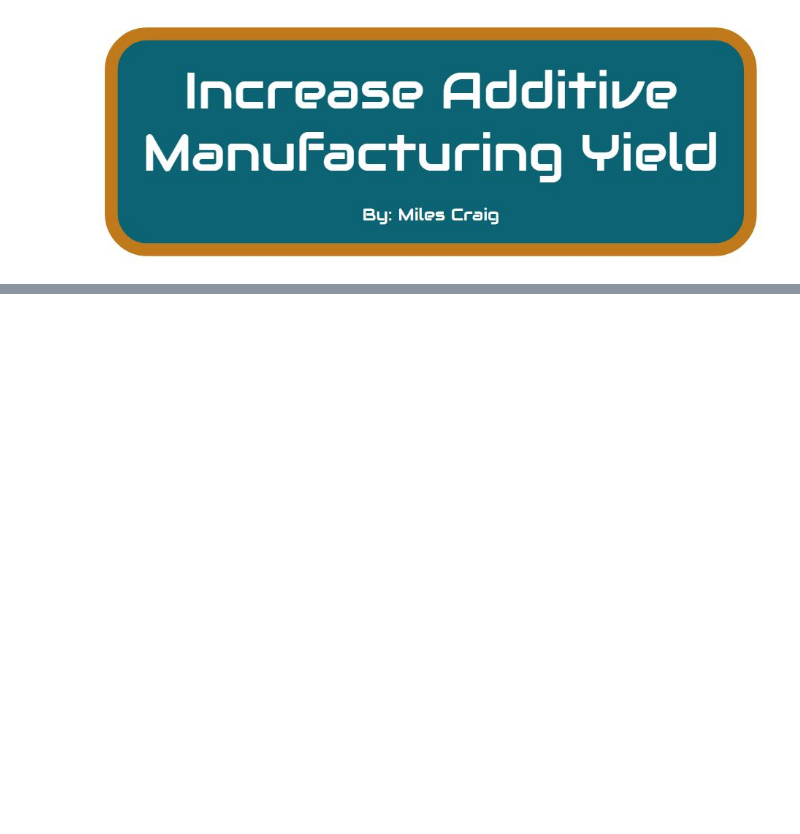
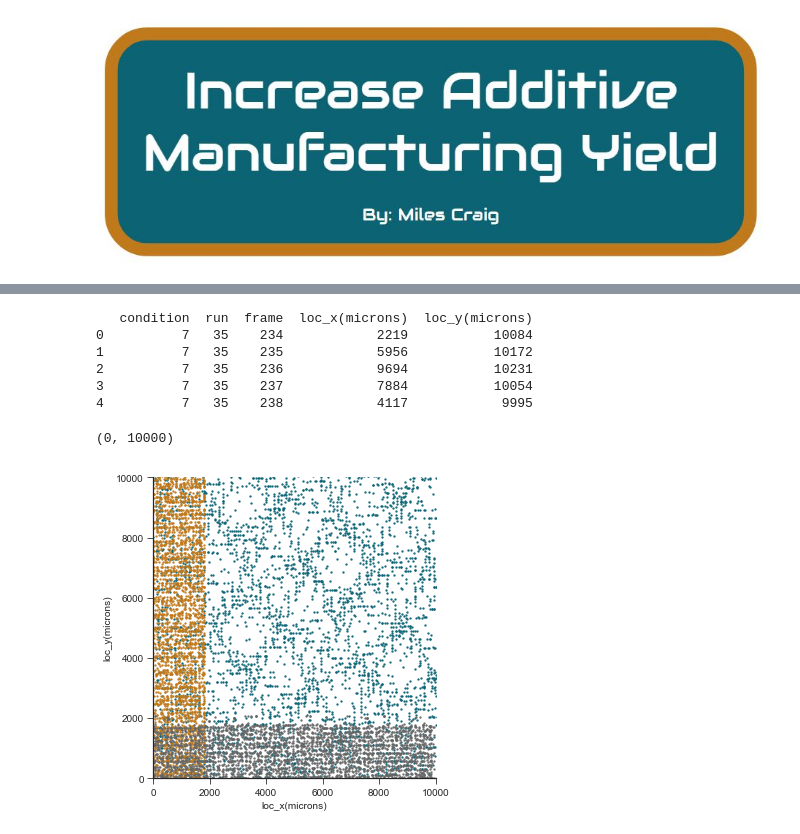
Before and after one commit to milesin3d/IncreaseAMYield, a Jupyter notebook: IncreaseAMYield.ipynb, the cells around one changed output, grey strips where cells are left out. Cells and saved outputs as stored; diff of their text form; code cells hidden in the pictures; blank space fills up the shorter version.

Commit message:
converted loc_x and loc_y from pixel to microns

```diff
--- a/IncreaseAMYield.ipynb
+++ b/IncreaseAMYield.ipynb
@@ -183,7 +222,7 @@ mpm_runs = mpm_temp
 # %%
 # Add columns to mpm for run num and condition num
 
-cond_run = dict(zip(runs.index, runs.Condition))
+cond_run = dict(zip(runs.index, runs.condition))
 
 for x in list(mpm_runs.keys()):
     run_num = list(map(int, re.findall('\d+', x)))[0] # search for num in df_x name
@@ -263,0 +256,19 @@ condition run frame
+# %%
+# Convert linear pixels to microns (length, width)
+# Update column labels
+
+lin_pix_cols = [col for col in mpm.columns if ('length' in col) or ('width' in col)] # lin pixel cols
+for col in lin_pix_cols:
+    mpm[col] = np.where(mpm['scan_direction(xy)']=='x', mpm[col] * pix_mic_x, mpm[col]) # scale value by x scale factor
+    mpm[col] = np.where(mpm['scan_direction(xy)']=='y', mpm[col] * pix_mic_y, mpm[col]) # scale value by y scale factor
+    mpm.rename(columns={col:col.replace('pixels', 'microns')}, inplace=True) # remane lin_pix columns
+    lin_pix_cols[lin_pix_cols.index(col)] = col.replace('pixels', 'microns') # update the lin_pix_cols
+# %%
+# Convert area pixels to microns (area, sat_area)
+# Update column labels
+
+a_pix_cols = [col for col in mpm.columns if ('area' in col)] # area pixel cols
+for col in a_pix_cols:
+    mpm[col] *= pix_mic_a # scale value by area scale factor
+    mpm.rename(columns={col:col.replace('pixels', 'microns2')}, inplace=True) # remane a_pix columns
+    a_pix_cols[a_pix_cols.index(col)] = col.replace('pixels', 'microns2') # update the a_pix_cols
@@ -263,0 +357,31 @@ condition run frame
+# %%
+# plot x vs y for runs 16-19
+
+xy_data = pd.DataFrame(mpm.loc[7,:,:][['loc_x(microns)','loc_y(microns)']])
+xy_data = pd.DataFrame(xy_data.to_records())
+print(xy_data.head())
+
+xy_colors = {35:colors.get('blue'), 36:colors.get('orange'), 37:colors.get('gray')}
+
+sns.set_style("ticks")
+sns.lmplot('loc_x(microns)', # Horizontal Axis
+           'loc_y(microns)', # Vertical Axis
+           data=xy_data, # Data Source
+           hue='run', # Color Markers by
+           palette=xy_colors, # Color Dictionary
+           scatter_kws={'s': 2}, # Set Marker Size
+           fit_reg=False, # Don't Fix a Regression Line
+           legend=False # Remove Default Legend
+          )
+plt.xlim(0, 10000)
+plt.ylim(0, 10000)
+#plt.savefig('xy.jpeg', dpi=1000, bbox_inches="tight")
+# %% [output]
+   condition  run  frame  loc_x(microns)  loc_y(microns)
+0          7   35    234            2219           10084
+1          7   35    235            5956           10172
+2          7   35    236            9694           10231
+3          7   35    237            7884           10054
+4          7   35    238            4117            9995
+(0, 10000)
+[figure, added]
```
Also changed, not shown: parts of 13 cells of this notebook.
